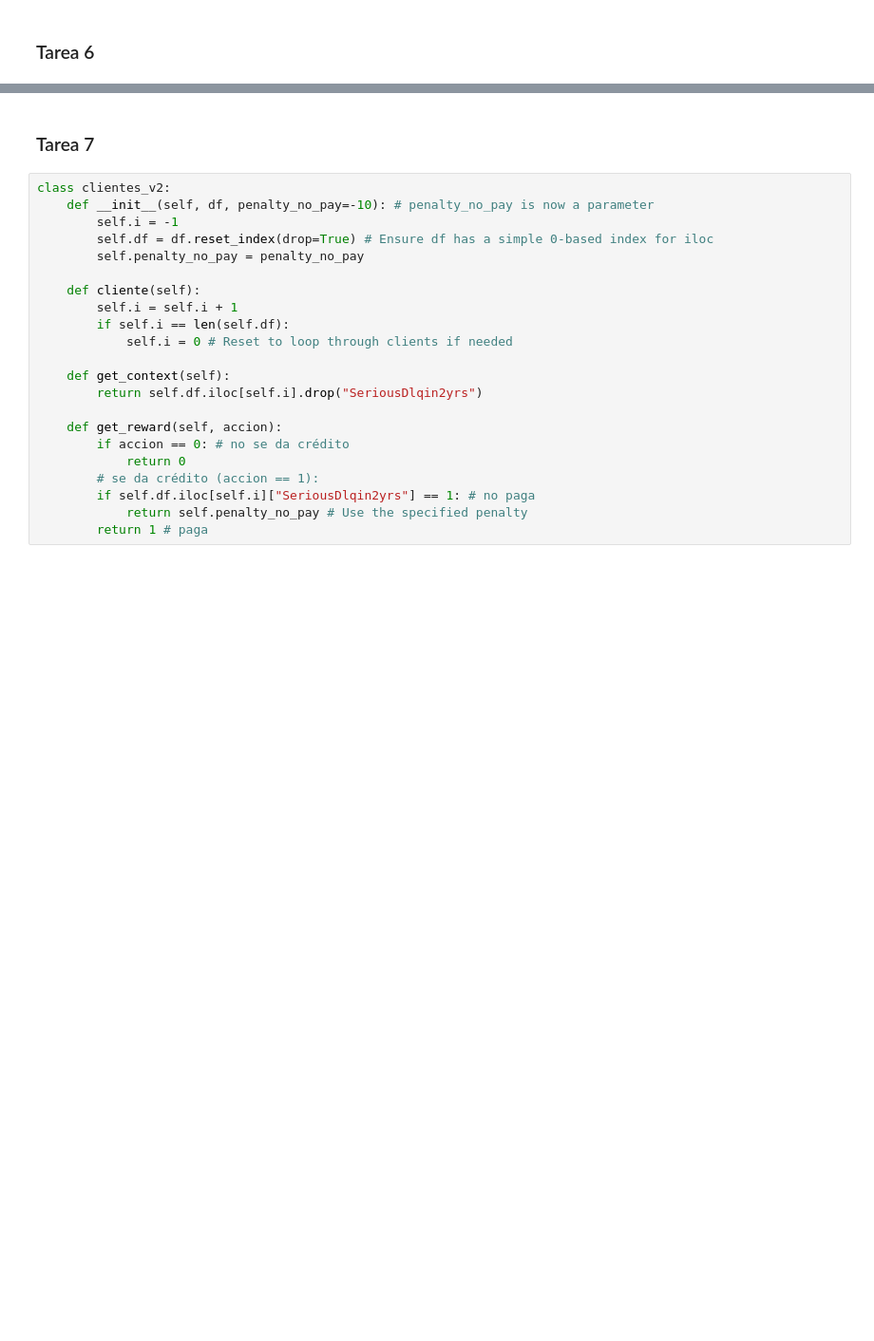
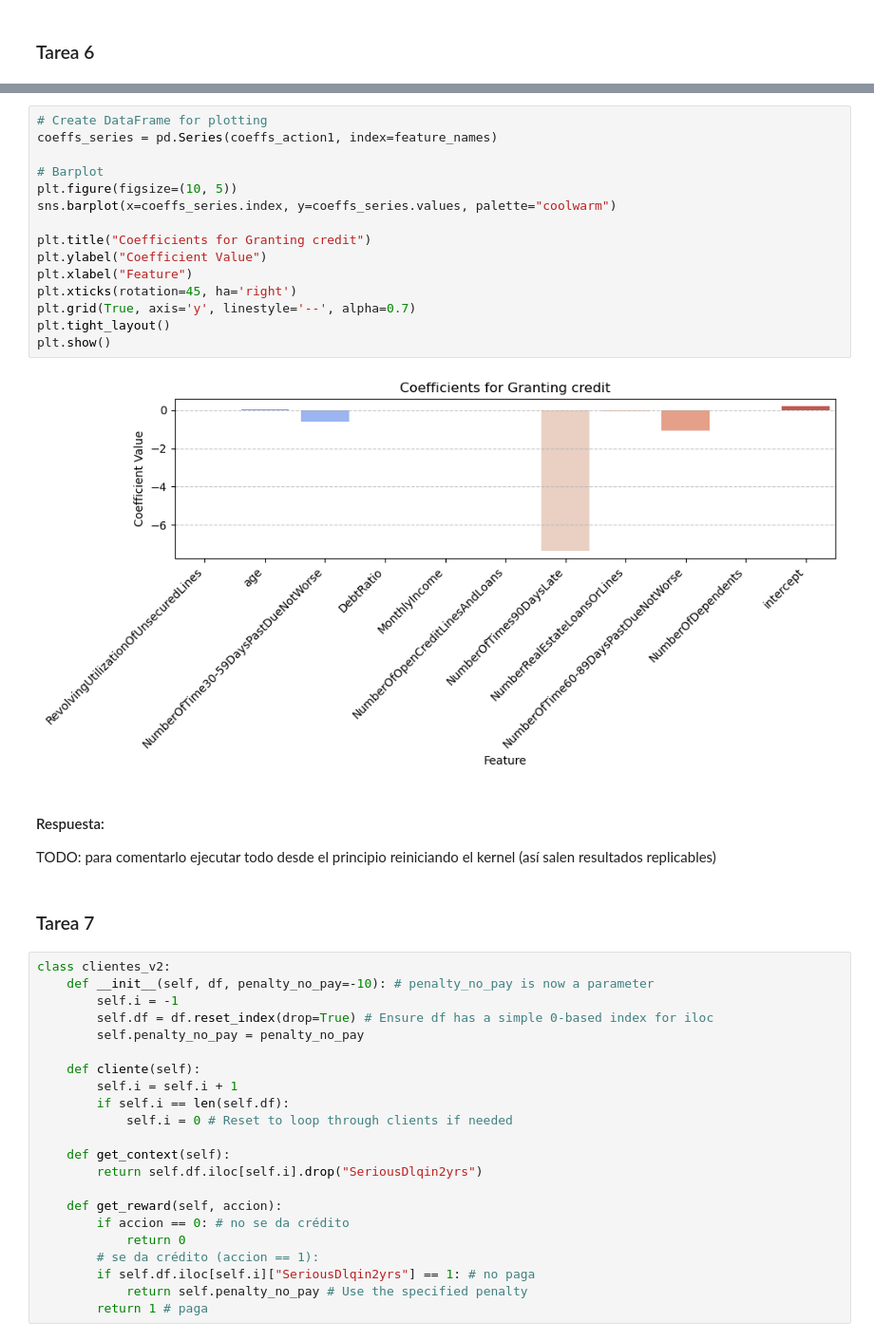
Before and after one commit to RafaDom02/AR, a Jupyter notebook: P2/práctica_2.ipynb, the cells around one changed output, grey strips where cells are left out. Shown at 95% size. Cells and saved outputs as stored; diff of their text form; blank space fills up the shorter version.

```diff
--- a/P2/práctica_2.ipynb
+++ b/P2/práctica_2.ipynb
@@ -771,3 +733,24 @@ else:
+# %%
+# Create DataFrame for plotting
+coeffs_series = pd.Series(coeffs_action1, index=feature_names)
+
+# Barplot
+plt.figure(figsize=(10, 5))
+sns.barplot(x=coeffs_series.index, y=coeffs_series.values, palette="coolwarm")
+
+plt.title("Coefficients for Granting credit")
+plt.ylabel("Coefficient Value")
+plt.xlabel("Feature")
+plt.xticks(rotation=45, ha='right')
+plt.grid(True, axis='y', linestyle='--', alpha=0.7)
+plt.tight_layout()
+plt.show()
+# %% [output]
+[figure, added]
+# %% [markdown]
+#### Respuesta:
+
+TODO: para comentarlo ejecutar todo desde el principio reiniciando el kernel (así salen resultados replicables)
 # %% [markdown]
 ### Tarea 7
 # %%
```
Also changed, not shown: parts of 6 cells of this notebook.
